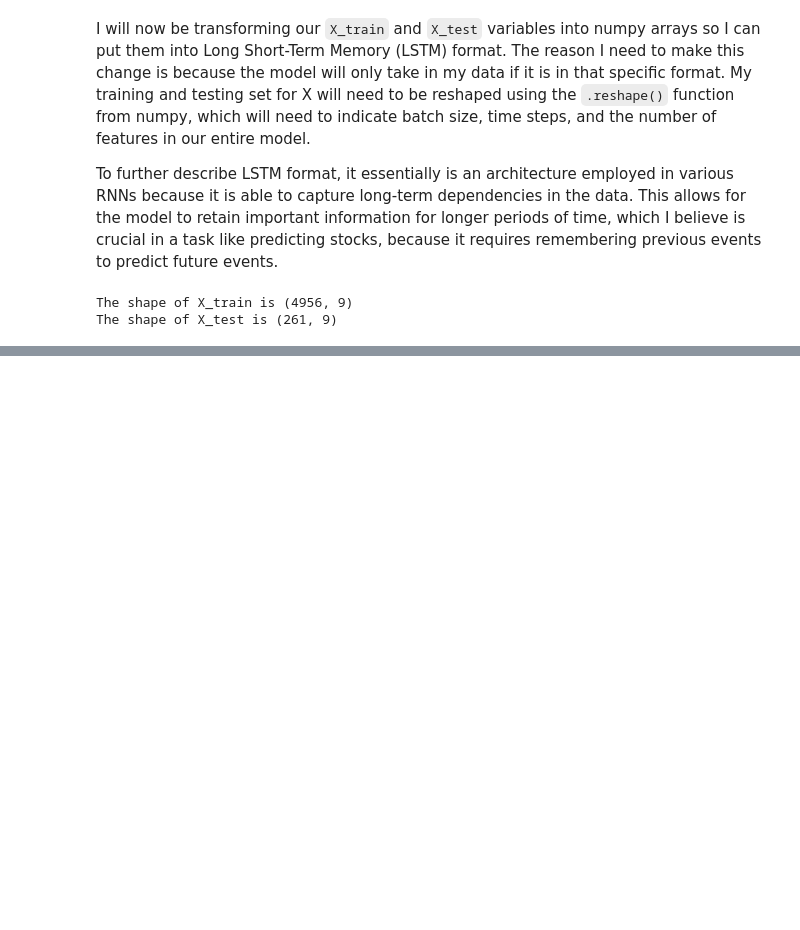
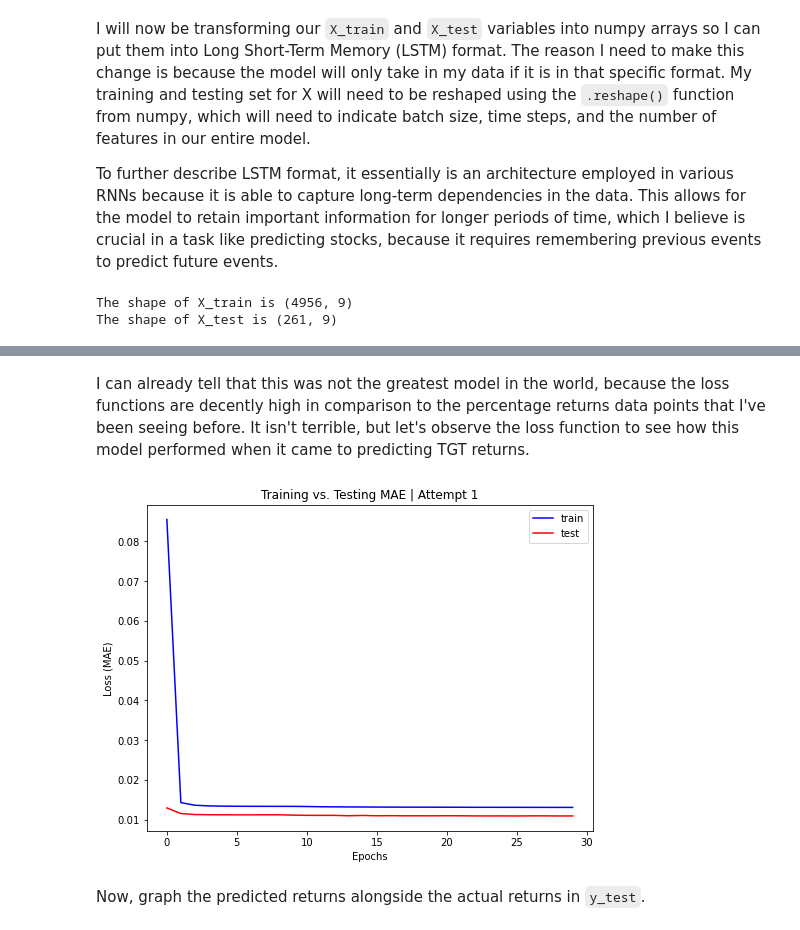
Before and after one commit to reece-iriye/Stock-Price-Prediction-Using-Historical-Data-and-Recurrent-Neural-Networks, a Jupyter notebook: main.ipynb, the cells around one changed output, grey strips where cells are left out. Cells and saved outputs as stored; diff of their text form; code cells hidden in the pictures; blank space fills up the shorter version.

```diff
--- a/main.ipynb
+++ b/main.ipynb
@@ -163,4 +162,4 @@ Name: TGT Returns, dtype: float64
 # %%
-y_test = df_returns.loc["2019-01-01":"2019-12-31", "TGT Returns"]
+y_test = df_returns.loc["2019-01-01":"2019-12-31", ["TGT Returns"]]
 print(f"Shape of y_test is {y_test.shape}")
 # %% [output]
@@ -179,15 +180,23 @@ X_train_2D = X_train.values
 X_test_2D  = X_test.values
 
 # Obtain number of timesteps and feature count based on shape of DataFrame
-timesteps_train, num_features_train = X_train.shape
-timesteps_test, num_features_test   = X_test.shape
+num_features_train = X_train.shape[1]
+num_features_test  = X_test.shape[1]
 
 print(f"The shape of X_train is {X_train.shape}\nThe shape of X_test is {X_test.shape}")
 
 # Reshape the 2D array into a 3D array
-X_train_3D = np.reshape(X_train_2D, (1, timesteps_train, num_features_train))
-X_test_3D  = np.reshape(X_test_2D, (1, timesteps_test, num_features_test))
+X_train_3D = np.reshape(X_train_2D, (1652, 3, num_features_train))
+X_test_3D  = np.reshape(X_test_2D, (87, 3, num_features_test))
 # %% [output]
 The shape of X_train is (4956, 9)
 The shape of X_test is (261, 9)
+# %%
+# Perform similar actions on y_train and y_test
+y_train_new = y_train.values
+y_test_new = y_test.values
+
+# Reshape into 2D array
+y_train_2D = np.reshape(y_train_new, (1652, 3))
+y_test_2D = np.reshape(y_test_new, (87, 3))
 # %% [markdown]
@@ -194,0 +208,9 @@ This time around, I will predict it using only a batch_size of 1 and timesteps_t
+# %%
+# Design RNN
+model = Sequential()
+model.add(LSTM(3, input_shape=(X_train_3D.shape[1], X_train_3D.shape[2])))
+model.add(Dense(1, activation="sigmoid"))
+model.compile(loss="mae", optimizer="adam")
+
+# Fit RNN
+history = model.fit(X_train_3D, y_train_2D, epochs=30, batch_size=1, validation_data=(X_test_3D, y_test_2D), verbose=2)
@@ -194,0 +237,16 @@ This time around, I will predict it using only a batch_size of 1 and timesteps_t
+# %% [markdown]
+I can already tell that this was not the greatest model in the world, because the loss functions are decently high in comparison to the percentage returns data points that I've been seeing before. It isn't terrible, but let's observe the loss function to see how this model performed when it came to predicting TGT returns.
+# %%
+# plot history
+fig, ax = plt.subplots(figsize=(8,6))
+ax.plot(history.history['loss'], label='train', color="blue")
+ax.plot(history.history['val_loss'], label='test', color="red")
+ax.set_xlabel("Epochs")
+ax.set_ylabel("Loss (MAE)")
+ax.set_title("Training vs. Testing MAE | Attempt 1")
+ax.legend()
+plt.show()
+# %% [output]
+[figure, added]
+# %% [markdown]
+Now, graph the predicted returns alongside the actual returns in `y_test`.
```
Also changed, not shown: parts of 61 cells of this notebook, 2 other files.
